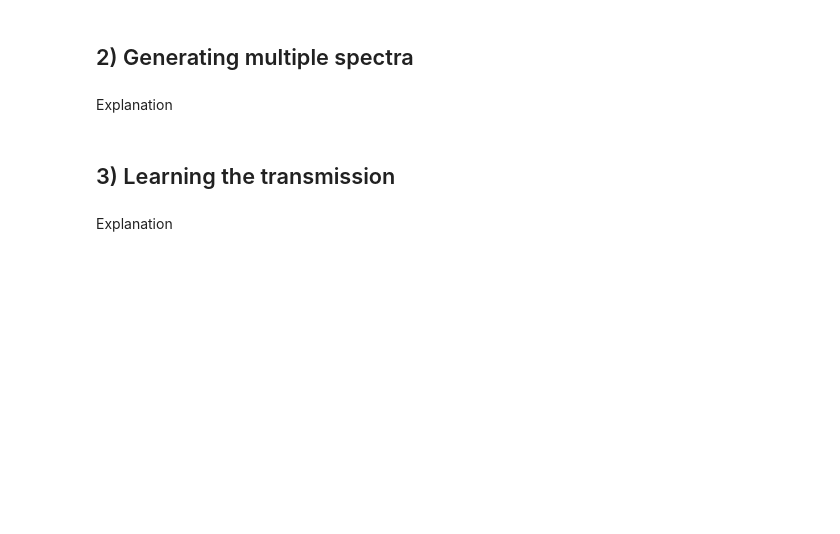
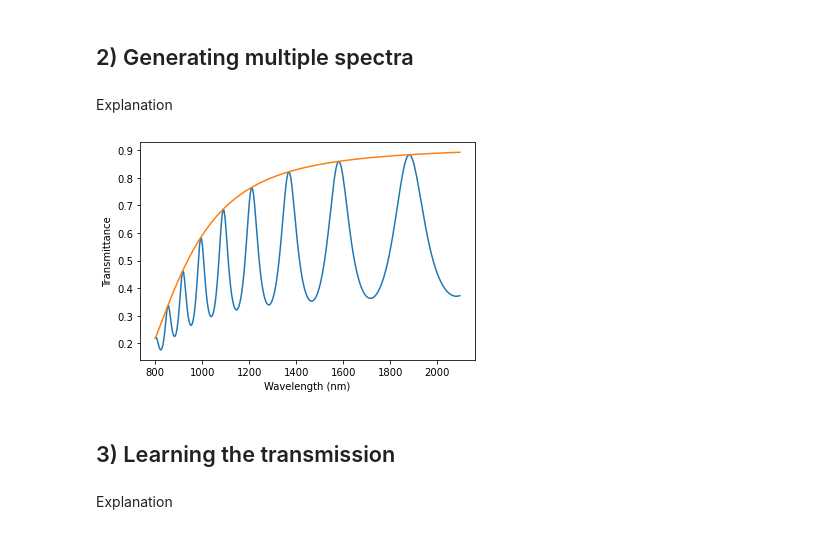
Before and after one commit to manuelballester/ML_spectroscopy, a Jupyter notebook: ML_spectroscopy.ipynb, the cells around one changed output. Saved outputs shown, nothing was run; the diff lists cells and outputs as text; code cells hidden in the pictures; blank space fills up the shorter version.

Commit message:
dataset

```diff
--- a/ML_spectroscopy.ipynb
+++ b/ML_spectroscopy.ipynb
@@ -29,8 +32,14 @@ import src.general as general
 # %% [markdown]
 Explanation
 # %%
+# PARAMETERS
+
 # Wavelength range
 wv = torch.arange(800, 2100, 4)
 
 # Ideal transmission of a transparent substrate
 Ts = torch.ones(len(wv))*0.92
+
+# Models for refractive index n and extinction coefficient k
+model_n = 'Wemple-DiDomenico'
+model_k = 'Urbach'
@@ -46,3 +46,22 @@ T, T_max = model.generate_spectra(initial_point)
+# %%
+# GENERATING DATASET
+generate = generating(wavelength = wv, T_substrate = Ts, \
+    model_n = model_n, model_k = model_k)
+
+# Input: Transmission spectrum {T(lambda)} = {0.1, 0.15, 0.2, 0.1, ...}
+# Output: Envelope of the spectrum {T_max(lambda)} = {0.6, 0.61, 0.62, 0.65, ...}
+
+input, output = generate.boundaries_nonKK()
+# %%
+# VISUALIZING ONE SPEcTRUM
+plt.plot(wv, input[0])
+plt.plot(wv, output[0])
+plt.xlabel('Wavelength (nm)')
+plt.ylabel('Transmittance')
+plt.savefig('output/example_TM.png',bbox_inches='tight', pad_inches=0)
+plt.show()
+# %% [output]
+[figure, added]
 # %% [markdown]
 ## 3) Learning the transmission
 # %% [markdown]
```
Also changed, not shown: parts of 3 cells of this notebook, 2 other files.
